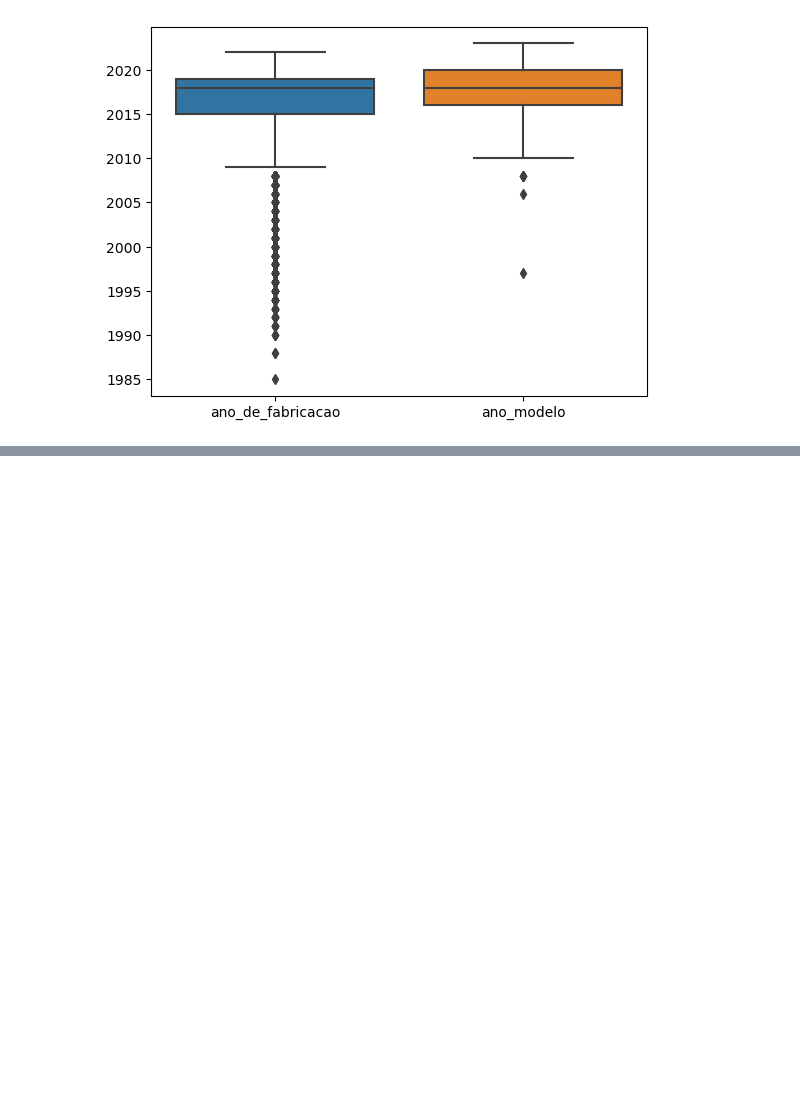
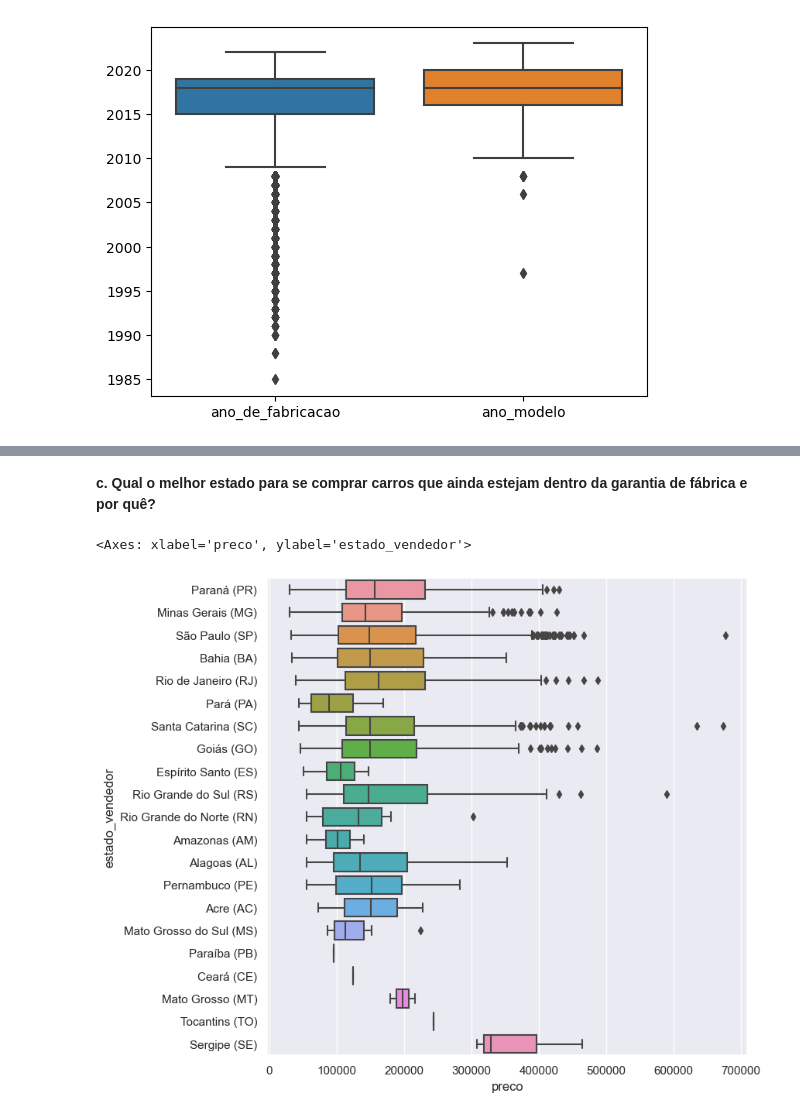
Before and after one commit to gabrieltsferreira/Lighthouse-Desafio-Cientista-de-Dados-2023-9, a Jupyter notebook: LH_CD_GabrielFerreira.ipynb, the cells around one changed output, grey strips where cells are left out. Cells and saved outputs as stored; diff of their text form; code cells hidden in the pictures; blank space fills up the shorter version.

```diff
--- a/LH_CD_GabrielFerreira.ipynb
+++ b/LH_CD_GabrielFerreira.ipynb
@@ -167,0 +317,15 @@ sns.scatterplot(outliers_hodometro, y='marca', x='hodometro', hue='tipo')
+# %% [markdown]
+**c. Qual o melhor estado para se comprar carros que ainda estejam dentro
+da garantia de fábrica e por quê?**
+# %%
+# Para a obtenção desses dados, considerou-se os valores ausentes como sendo carros 'sem garantia de fábrica'
+garantia = data[data['garantia_de_fábrica'] == 'Garantia de fábrica']
+
+# Ordena carros por preço e em ordem crescente
+garantia = garantia[['estado_vendedor', 'preco']].sort_values('preco')
+
+sns.set(rc = {'figure.figsize':(8, 8)})
+sns.boxplot(garantia, x='preco', y='estado_vendedor')
+# %% [output]
+<Axes: xlabel='preco', ylabel='estado_vendedor'>
+[figure, added]
```
Also changed, not shown: parts of 40 cells of this notebook.
